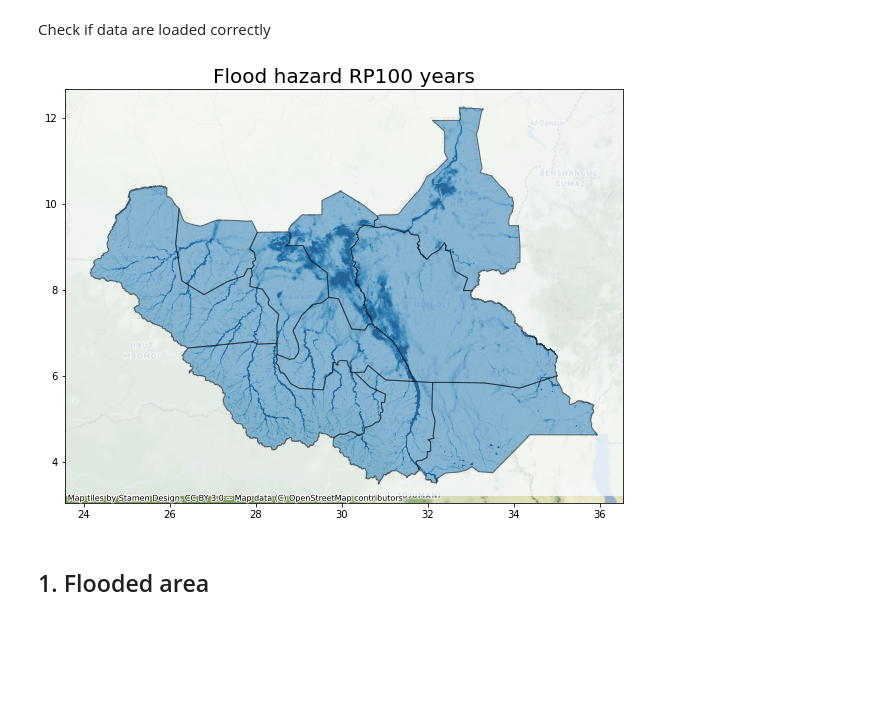
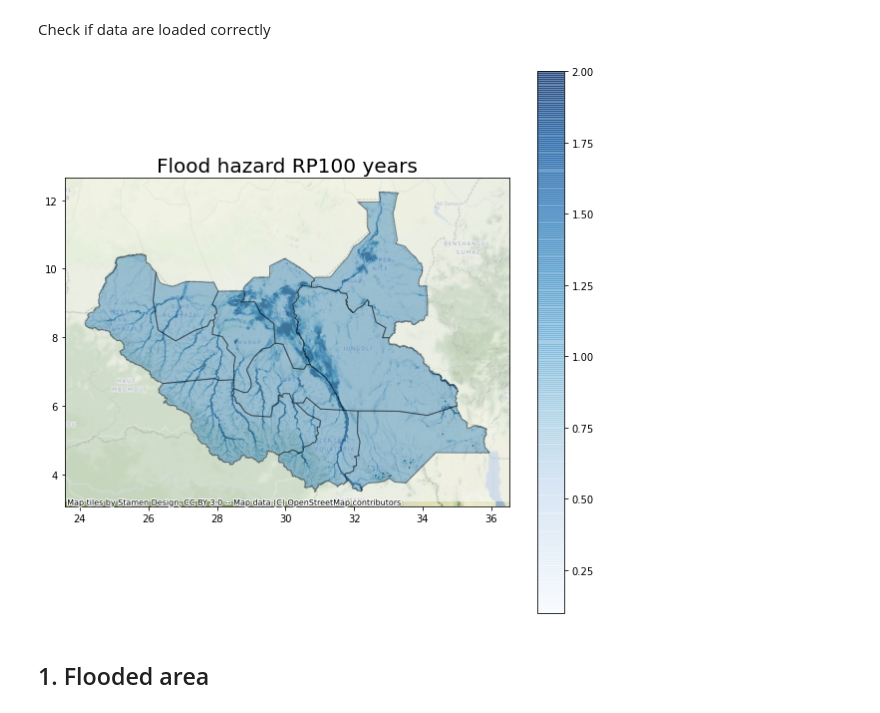
Before and after one commit to sabgis1968/rdl-pyTools, a Jupyter notebook: ss-fl-pop.ipynb, the cells around one changed output. Saved outputs shown, nothing was run; the diff lists cells and outputs as text; code cells hidden in the pictures; blank space fills up the shorter version.

```diff
--- a/ss-fl-pop.ipynb
+++ b/ss-fl-pop.ipynb
@@ -116,9 +125,9 @@ with rasterio.open(base_loc+'exp-ss-pop-landscan18.tif') as fp:
   pop_data = fp.read(1)
 
   # Get cell size for count of affected area later on
-  gt = fp.transform
-  pixelSizeX = gt[0]
-  pixelSizeY =-gt[4]
+  pop_transform = fp.transform
+  pixelSizeX = pop_transform[0]
+  pixelSizeY =-pop_transform[4]
 
 
 scale_factor = 0.1
@@ -130,7 +139,7 @@ with rasterio.open(base_loc+'hzd-ss-fl-rp100.tif') as dataset:
           int(fp.height),
           int(fp.width),
       ),
-      resampling=Resampling.average  # Careful how the resampling is done...
+      resampling=Resampling.bilinear  # Careful how the resampling is done...
   )
 
   # scale image transform
@@ -145,7 +154,7 @@ with rasterio.open(base_loc+'hzd-ss-fl-rp100.tif') as dataset:
       dtype=rasterio.int32,
       count=1,
       compress='lzw',
-      transform=flood_transform
+      transform=dataset.transform
   )
 
 flood_data = data[0, :, :]
@@ -176,15 +183,14 @@ adm2 = gpd.read_file(base_loc+'SS_ADM2.shp')
 # %% [markdown]
 Check if data are loaded correctly
 # %%
-fig, ax = plt.subplots(figsize=(10,10))
-ax.set_title("Flood hazard RP100 years", fontsize= 20)
+ax = plot_affected_area(adm1, col=None, title='Flood hazard RP100 years', alpha=0.4, cmap=None)
+ax = show(flood_data, ax=ax, alpha=0.6, transform=flood_transform,
+     cmap='Blues', vmin=0.1, vmax=2);
 
-adm1.plot(ax=ax, alpha=0.5, edgecolor='k')
-ctx.add_basemap(ax, crs=dataset.crs.to_string())
-show(flood_data, ax=ax, alpha=0.8, transform=flood_transform,
-     cmap='Blues', vmin=0.1, vmax=2);
+fig = plt.gcf()
+fig.colorbar(ax.images[1], ax=ax);
 # %% [output]
-[figure, old version]
+[figure, new version]
 # %% [markdown]
 ## 1. Flooded area
 # %% [markdown]
```
Also changed, not shown: parts of 11 cells of this notebook.
